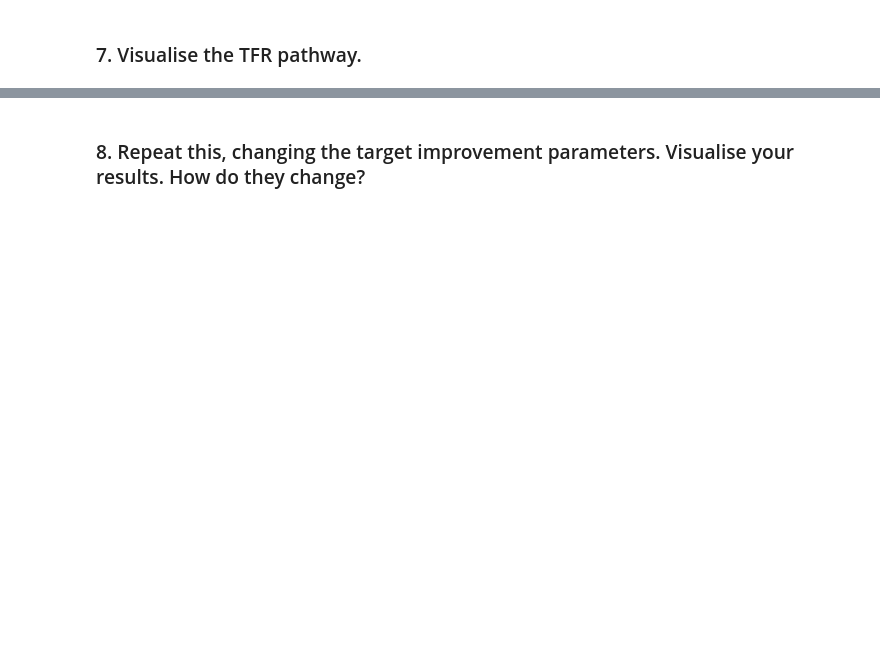
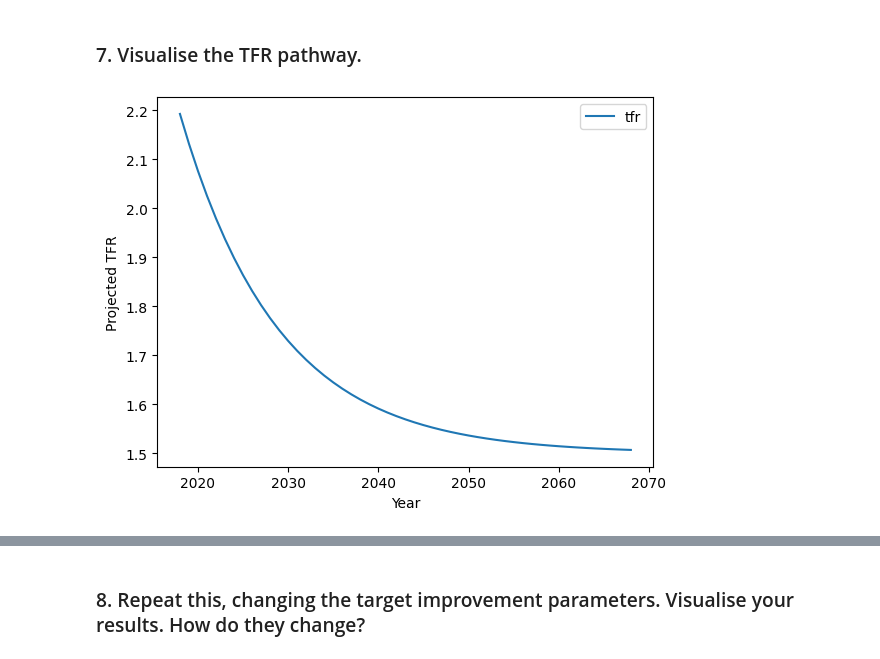
Before and after one commit to crahal/PyCCM, a Jupyter notebook: course/labs/questions/Computer_Lab_3.ipynb, the cells around one changed output, grey strips where cells are left out. Cells and saved outputs as stored; diff of their text form; code cells hidden in the pictures; blank space fills up the shorter version.

```diff
--- a/course/labs/questions/Computer_Lab_3.ipynb
+++ b/course/labs/questions/Computer_Lab_3.ipynb
@@ -51,4 +148,19 @@ Every ~15 minutes we'll stretch our legs, drink some water, and then live code u
 # %% [markdown]
 ### 6. Do this in a loop over an appropriate horizon, saving your incremental TFRs and ASFRs in a list, dataframe, or otherwise
 # %%
-# <Your answer goes here>
+tfr_trajectory = []
+years_lst = []
+# %%
+for step in range(convergence_years+1):
+    tfr_at_step = _smooth_tfr(TFR0 = baseline_tfr,
+                              target = target_tfr,
+                              years = convergence_years,
+                             step = step,
+                             kind='exp')
+
+    tfr_trajectory.append(tfr_at_step) # save all the tfr at all steps
+    years_lst.append(step+year)
+# %%
+df_trajectory = pd.DataFrame({'year':years_lst, 'tfr':tfr_trajectory})
+# %%
+df_trajectory = df_trajectory.sort_values('year')
@@ -55,4 +187,9 @@ Every ~15 minutes we'll stretch our legs, drink some water, and then live code u
 # %% [markdown]
 ### 7. Visualise the TFR pathway.
 # %%
-# <Your answer goes here>
+df_trajectory.plot('year','tfr')
+plt.xlabel('Year')
+plt.ylabel("Projected TFR")
+plt.show()
+# %% [output]
+[figure, added]
```
Also changed, not shown: parts of 29 cells of this notebook, 2 other files.
